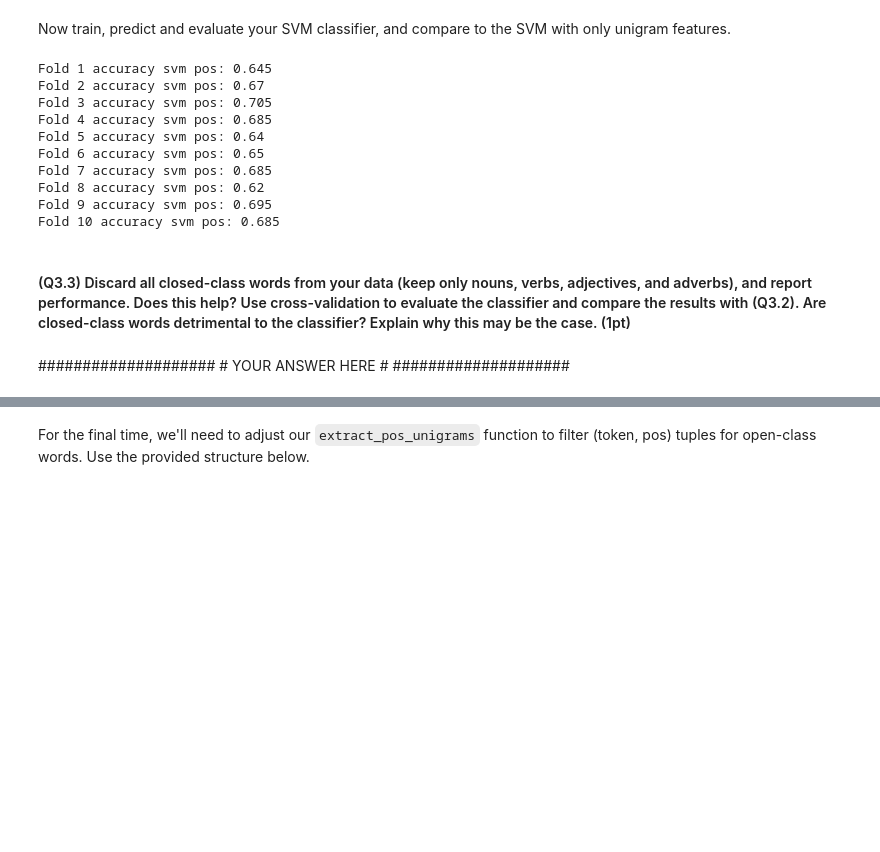
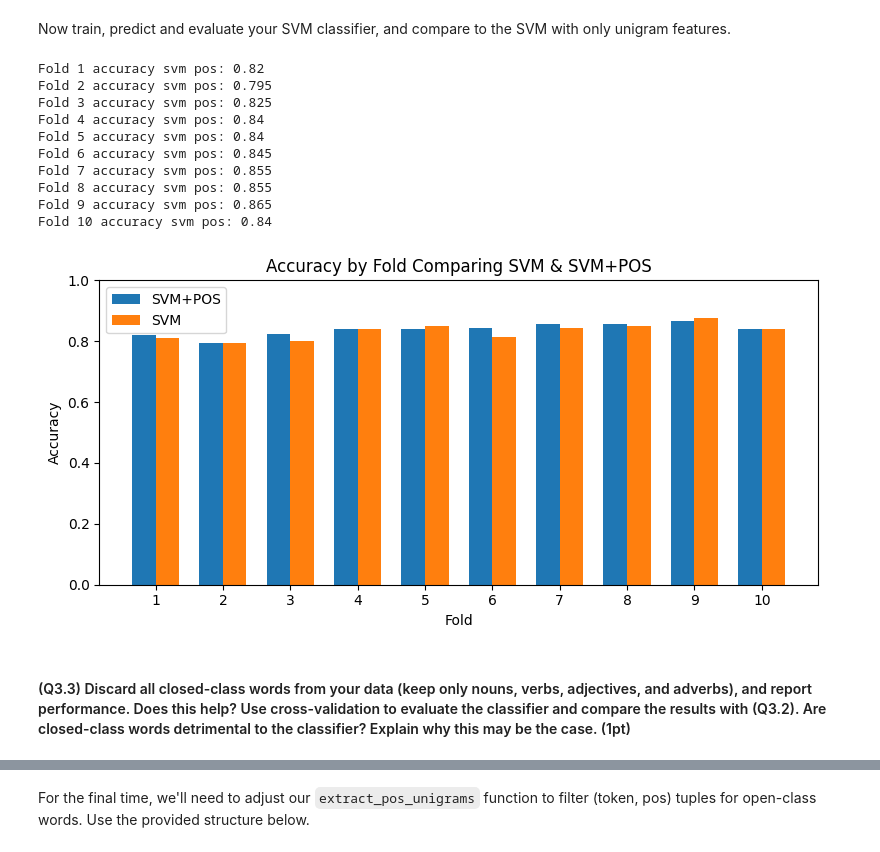
Before and after one commit to stefdewildt/NLP, a Jupyter notebook: NLP1_2025_Practical_1_(student).ipynb, the cells around one changed output, grey strips where cells are left out. Drawn from its saved outputs; the diff is of its cells as text; code cells hidden in the pictures; blank space fills up the shorter version.

```diff
--- a/NLP1_2025_Practical_1_(student).ipynb
+++ b/NLP1_2025_Practical_1_(student).ipynb
@@ -1416,8 +1437,7 @@ Now train, predict and evaluate your SVM classifier, and compare to the SVM with
 # YOUR CODE HERE #
 ##################
 folds = cross_validation_splits(reviews)
-accs = []
-accs_svm = []
+accs_svm_pos = []
 for i, (train_docs, test_docs) in enumerate(folds):
 
     # see previous exercise for accuracy of svm with only unigram features
@@ -1438,22 +1458,37 @@ for i, (train_docs, test_docs) in enumerate(folds):
 
 
     acc_svm = accuracy(preds_svm, y_te)
-    #accs_svm.append(acc_svm)
+    accs_svm_pos.append(acc_svm)
     print(f"Fold {i+1} accuracy svm pos: {acc_svm}")
 # %% [output]
-Fold 1 accuracy svm pos: 0.645
-Fold 2 accuracy svm pos: 0.67
-Fold 3 accuracy svm pos: 0.705
-Fold 4 accuracy svm pos: 0.685
-Fold 5 accuracy svm pos: 0.64
-Fold 6 accuracy svm pos: 0.65
-Fold 7 accuracy svm pos: 0.685
-Fold 8 accuracy svm pos: 0.62
-Fold 9 accuracy svm pos: 0.695
-Fold 10 accuracy svm pos: 0.685
+Fold 1 accuracy svm pos: 0.82
+Fold 2 accuracy svm pos: 0.795
+Fold 3 accuracy svm pos: 0.825
+Fold 4 accuracy svm pos: 0.84
+Fold 5 accuracy svm pos: 0.84
+Fold 6 accuracy svm pos: 0.845
+Fold 7 accuracy svm pos: 0.855
+Fold 8 accuracy svm pos: 0.855
+Fold 9 accuracy svm pos: 0.865
+Fold 10 accuracy svm pos: 0.84
+# %%
+k = len(accs_svm_pos)
+fold_idx = np.arange(1, k + 1)
+
+fig, ax = plt.subplots(figsize=(8, 4))
+width = 0.35
+ax.bar(fold_idx - width/2, accs_svm_pos, width, label='SVM+POS')
+ax.bar(fold_idx + width/2, accs_svm, width, label='SVM')
+
+ax.set_xticks(fold_idx)
+ax.set_xlabel('Fold')
+ax.set_ylabel('Accuracy')
+ax.set_ylim(0, 1)
+ax.set_title('Accuracy by Fold Comparing SVM & SVM+POS')
+ax.legend()
+fig.tight_layout()
+plt.show()
+# %% [output]
+[figure, added]
 # %% [markdown]
 #### (Q3.3) Discard all closed-class words from your data (keep only nouns, verbs, adjectives, and adverbs), and report performance. Does this help? Use cross-validation to evaluate the classifier and compare the results with (Q3.2). Are closed-class words detrimental to the classifier? Explain why this may be the case. (1pt)
-# %% [markdown]
-\####################
-\# YOUR ANSWER HERE \#
-\####################
```
Also changed, not shown: parts of 11 cells of this notebook.
